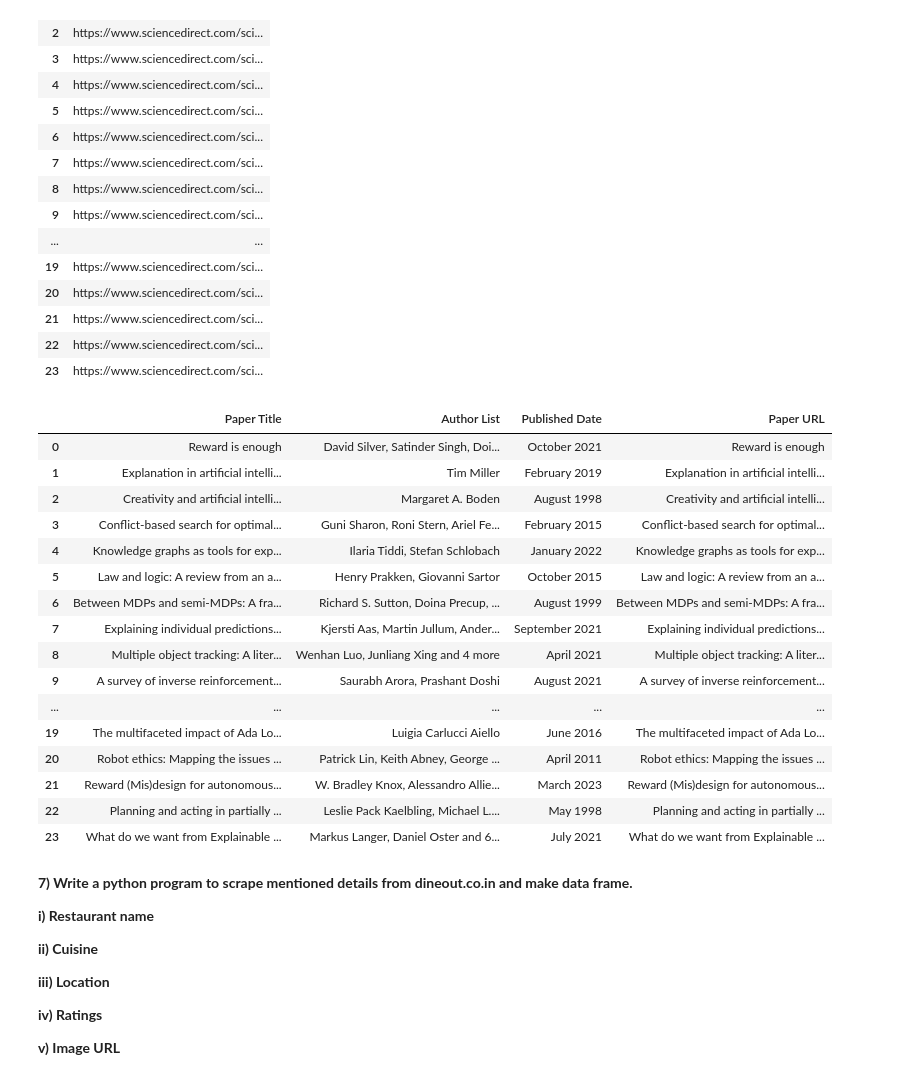
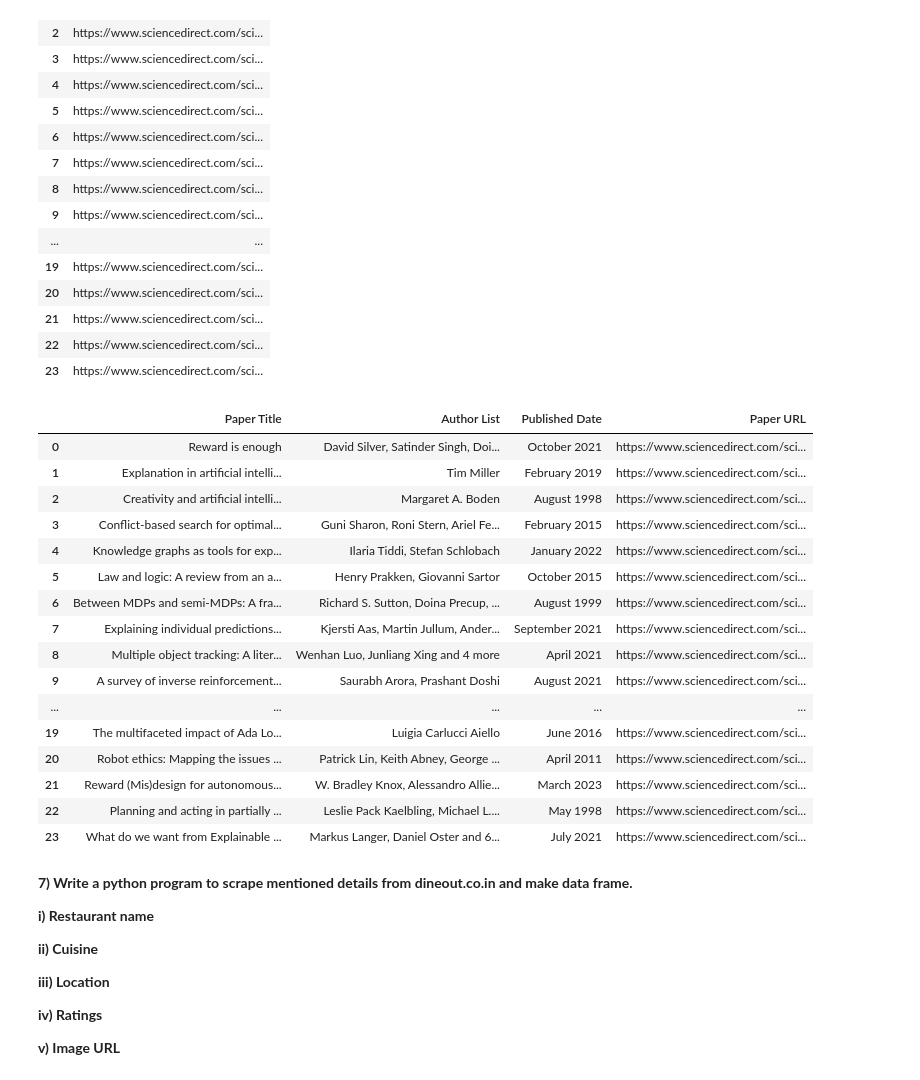
Before and after one commit to Soumendra007/Internship, a Jupyter notebook: BeautifulSoup/BeautifulSoup Web-Scraping-Assignment-1@fliprobo.ipynb, the cells around one changed output. Cells and saved outputs as stored; diff of their text form; code cells hidden in the pictures.

```diff
--- a/BeautifulSoup/BeautifulSoup Web-Scraping-Assignment-1@fliprobo.ipynb
+++ b/BeautifulSoup/BeautifulSoup Web-Scraping-Assignment-1@fliprobo.ipynb
@@ -576,10 +576,10 @@ Scrape below mentioned details and make data frame.**
 code=requests.get("https://www.journals.elsevier.com/artificial-intelligence/most-downloaded-articles")
 if code.status_code==200:
     soup=BeautifulSoup(code.content)
-    Paper=[]
+    Title=[]
     for i in soup.find_all(["h2"]):
-        Paper.append(i.text)
-df=pd.DataFrame({"Paper Title":Paper})
+        Title.append(i.text)
+df=pd.DataFrame({"Paper Title":Title})
 df
 # %% [output]
 |  | Paper Title |
@@ -686,27 +686,27 @@ Pa
 | 21 | https://www.sciencedirect.com/sci... |
 | 22 | https://www.sciencedirect.com/sci... |
 | 23 | https://www.sciencedirect.com/sci... |
-# %%
-df=pd.DataFrame({"Paper Title":Paper,"Author List":Author,"Published Date":Date,"Paper URL":Paper})
-df
-# %% [output]
-|  | Paper Title | Author List | Published Date | Paper URL |
-| 0 | Reward is enough | David Silver, Satinder Singh, Doi... | October 2021 | Reward is enough |
-| 1 | Explanation in artificial intelli... | Tim Miller | February 2019 | Explanation in artificial intelli... |
-| 2 | Creativity and artificial intelli... | Margaret A. Boden | August 1998 | Creativity and artificial intelli... |
-| 3 | Conflict-based search for optimal... | Guni Sharon, Roni Stern, Ariel Fe... | February 2015 | Conflict-based search for optimal... |
-| 4 | Knowledge graphs as tools for exp... | Ilaria Tiddi, Stefan Schlobach | January 2022 | Knowledge graphs as tools for exp... |
-| 5 | Law and logic: A review from an a... | Henry Prakken, Giovanni Sartor | October 2015 | Law and logic: A review from an a... |
-| 6 | Between MDPs and semi-MDPs: A fra... | Richard S. Sutton, Doina Precup, ... | August 1999 | Between MDPs and semi-MDPs: A fra... |
-| 7 | Explaining individual predictions... | Kjersti Aas, Martin Jullum, Ander... | September 2021 | Explaining individual predictions... |
-| 8 | Multiple object tracking: A liter... | Wenhan Luo, Junliang Xing and 4 more | April 2021 | Multiple object tracking: A liter... |
-| 9 | A survey of inverse reinforcement... | Saurabh Arora, Prashant Doshi | August 2021 | A survey of inverse reinforcement... |
-| ... | ... | ... | ... | ... |
-| 19 | The multifaceted impact of Ada Lo... | Luigia Carlucci Aiello | June 2016 | The multifaceted impact of Ada Lo... |
-| 20 | Robot ethics: Mapping the issues ... | Patrick Lin, Keith Abney, George ... | April 2011 | Robot ethics: Mapping the issues ... |
-| 21 | Reward (Mis)design for autonomous... | W. Bradley Knox, Alessandro Allie... | March 2023 | Reward (Mis)design for autonomous... |
-| 22 | Planning and acting in partially ... | Leslie Pack Kaelbling, Michael L.... | May 1998 | Planning and acting in partially ... |
-| 23 | What do we want from Explainable ... | Markus Langer, Daniel Oster and 6... | July 2021 | What do we want from Explainable ... |
+# %%
+df=pd.DataFrame({"Paper Title":Title,"Author List":Author,"Published Date":Date,"Paper URL":Paper})
+df
+# %% [output]
+|  | Paper Title | Author List | Published Date | Paper URL |
+| 0 | Reward is enough | David Silver, Satinder Singh, Doi... | October 2021 | https://www.sciencedirect.com/sci... |
+| 1 | Explanation in artificial intelli... | Tim Miller | February 2019 | https://www.sciencedirect.com/sci... |
+| 2 | Creativity and artificial intelli... | Margaret A. Boden | August 1998 | https://www.sciencedirect.com/sci... |
+| 3 | Conflict-based search for optimal... | Guni Sharon, Roni Stern, Ariel Fe... | February 2015 | https://www.sciencedirect.com/sci... |
+| 4 | Knowledge graphs as tools for exp... | Ilaria Tiddi, Stefan Schlobach | January 2022 | https://www.sciencedirect.com/sci... |
+| 5 | Law and logic: A review from an a... | Henry Prakken, Giovanni Sartor | October 2015 | https://www.sciencedirect.com/sci... |
+| 6 | Between MDPs and semi-MDPs: A fra... | Richard S. Sutton, Doina Precup, ... | August 1999 | https://www.sciencedirect.com/sci... |
+| 7 | Explaining individual predictions... | Kjersti Aas, Martin Jullum, Ander... | September 2021 | https://www.sciencedirect.com/sci... |
+| 8 | Multiple object tracking: A liter... | Wenhan Luo, Junliang Xing and 4 more | April 2021 | https://www.sciencedirect.com/sci... |
+| 9 | A survey of inverse reinforcement... | Saurabh Arora, Prashant Doshi | August 2021 | https://www.sciencedirect.com/sci... |
+| ... | ... | ... | ... | ... |
+| 19 | The multifaceted impact of Ada Lo... | Luigia Carlucci Aiello | June 2016 | https://www.sciencedirect.com/sci... |
+| 20 | Robot ethics: Mapping the issues ... | Patrick Lin, Keith Abney, George ... | April 2011 | https://www.sciencedirect.com/sci... |
+| 21 | Reward (Mis)design for autonomous... | W. Bradley Knox, Alessandro Allie... | March 2023 | https://www.sciencedirect.com/sci... |
+| 22 | Planning and acting in partially ... | Leslie Pack Kaelbling, Michael L.... | May 1998 | https://www.sciencedirect.com/sci... |
+| 23 | What do we want from Explainable ... | Markus Langer, Daniel Oster and 6... | July 2021 | https://www.sciencedirect.com/sci... |
 # %%
 ,
 # %% [markdown]
```
Also changed, not shown: parts of 4 cells of this notebook.
